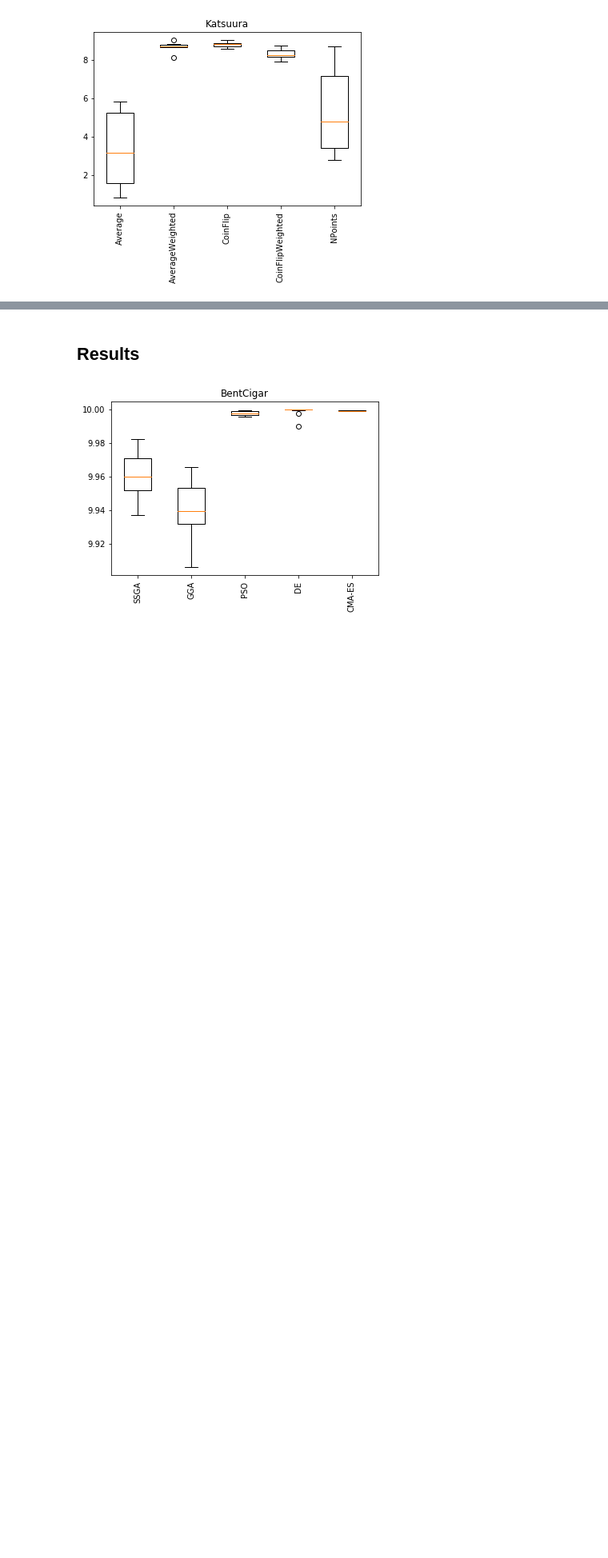
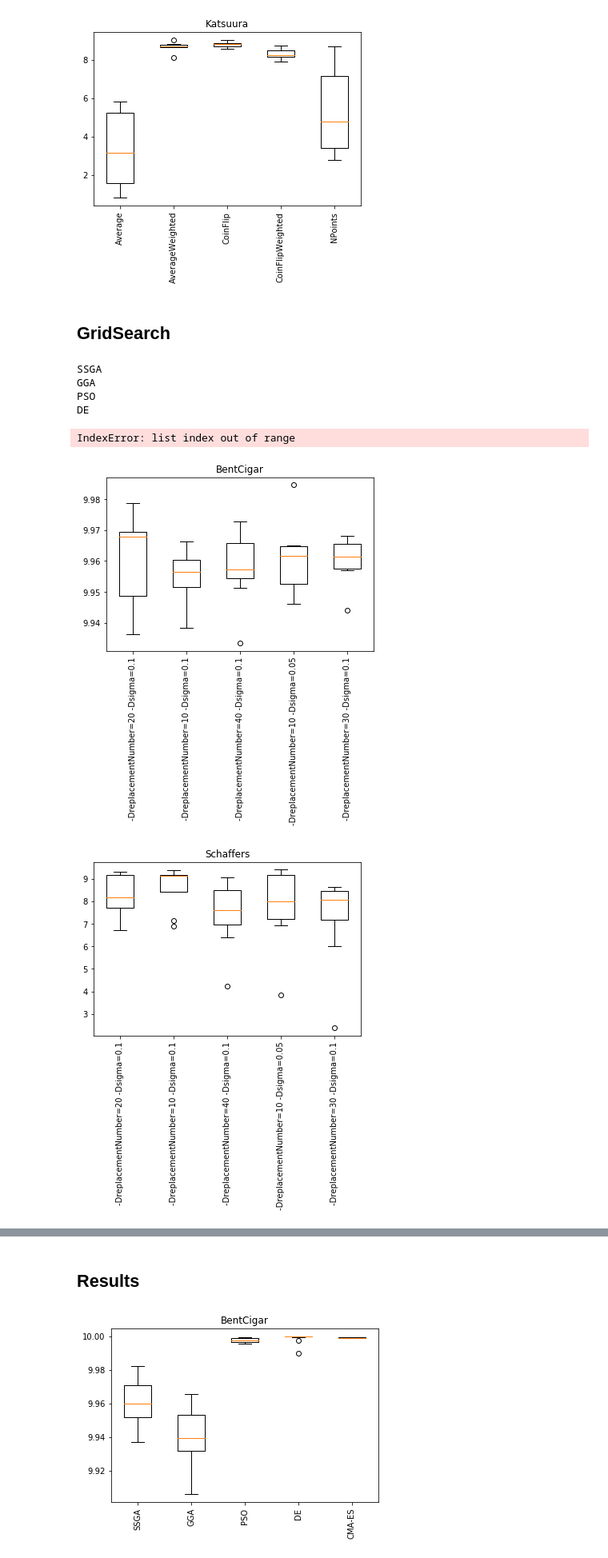
Before and after one commit to HitLuca/EC-Function_optimization, a Jupyter notebook: results_plotter.ipynb, the cells around one changed output, grey strips where cells are left out. Shown at 80% size. Saved outputs shown, nothing was run; the diff lists cells and outputs as text; code cells hidden in the pictures; blank space fills up the shorter version.

Commit message:
BEWARE, TIME LIMIT ADDED FOR GRID SEARCH, grid search improved

```diff
--- a/results_plotter.ipynb
+++ b/results_plotter.ipynb
@@ -12,8 +13,9 @@ crossovers = ['Average', 'AverageWeighted', 'CoinFlip', 'CoinFlipWeighted', 'NPo
 # %%
 crossover_dir = 'logs/crossoverTests/'
 folders = sorted(os.listdir(crossover_dir))
+runs_number = 6
 
-fitness = np.zeros((5, 3, 6))
+fitness = np.zeros((len(algorithms), len(functions), runs_number))
 function = 0
 crossover = 0
 for folder in folders:
@@ -25,14 +27,11 @@ for folder in folders:
             if line[0] == "Score:":
                 fitness[crossover, function, n] = (float(line[1]))
                 n+=1
-    function = (function + 1) % 3
+    function = (function + 1) % len(functions)
     if function == 0:
         crossover += 1
 
-means = np.mean(fitness, axis=2)
-variances = np.var(fitness, axis=2)
-
-axis = np.arange(1, 6)
+axis = np.arange(1, len(algorithms) + 1)
 
 for index, function in enumerate(functions):
     plt.figure()
@@ -43,3 +42,69 @@ for index, function in enumerate(functions):
 [figure]
 [figure]
 [figure]
+# %% [markdown]
+## GridSearch
+# %%
+def get_possible_combinations(algorithm_files):
+    parameter_combinations = []
+    for filename in algorithm_files:
+        filename = filename.split('n -D')
+        filename = '-D' + ''.join(filename[1:]).replace('.log', '')
+        parameter_combinations.append(filename)
+
+    parameter_combinations = list(set(parameter_combinations)) # remove duplicated parameters
+    return np.array(parameter_combinations)
+# %%
+gridsearch_dir = 'logs/gridSearch/'
+files = sorted(os.listdir(gridsearch_dir))
+runs_number = 8
+
+algorithms_fitnesses = []
+
+for algorithm_index, algorithm in enumerate(algorithms):
+    algorithm_files = sorted(filter(lambda x: algorithm in x, files))
+    parameter_combinations = get_possible_combinations(algorithm_files)
+
+    parameters_fitnesses = np.zeros((len(parameter_combinations), len(functions), runs_number)) # (P, 3, 8)
+
+    # filter out the files relative to a specific combination
+    for parameter_combination_index, parameter_combination in enumerate(parameter_combinations):
+        parameter_files = filter(lambda x: parameter_combination in x, algorithm_files)
+
+        for function_index, filename in enumerate(parameter_files):
+            with open(gridsearch_dir + filename) as f:
+                n = 0
+                for line in f.readlines():
+                    line = line.replace('\n', '').split()
+                    if line[0] == "Score:":
+                        parameters_fitnesses[parameter_combination_index, function_index, n] = (float(line[1]))
+                        n+=1
+    algorithms_fitnesses.append((parameters_fitnesses, parameter_combinations))
+
+for algorithm_index, (algorithm_fitnesses, parameter_combinations) in enumerate(algorithms_fitnesses):
+    print algorithms[algorithm_index]
+    mean_parameter_combinations = np.mean(algorithm_fitnesses, axis = (2, 1))
+    variance_parameter_combinations = np.max(np.var(algorithm_fitnesses, axis = 2), axis=1)
+
+    best_indexes = np.argsort(mean_parameter_combinations)[-5:]
+    best_combination = algorithm_fitnesses[best_indexes, :]
+    best_parameters = np.array(parameter_combinations)[best_indexes]
+
+    best_indexes = np.argsort(variance_parameter_combinations[best_indexes])
+    best_combination = best_combination[best_indexes]
+    best_parameters = best_parameters[best_indexes]
+
+    axis = np.arange(1, best_combination.shape[0] + 1)
+    for index, function in enumerate(functions):
+        plt.figure()
+        plt.boxplot(np.transpose(best_combination[:,index,:]))
+        plt.xticks(axis, best_parameters, rotation='vertical')
+        plt.title(function)
+# %% [output]
+SSGA
+GGA
+PSO
+DE
+IndexError: list index out of range
+[figure, added]
+[figure, added]
```
Also changed, not shown: parts of 4 cells of this notebook, 3 other files.
